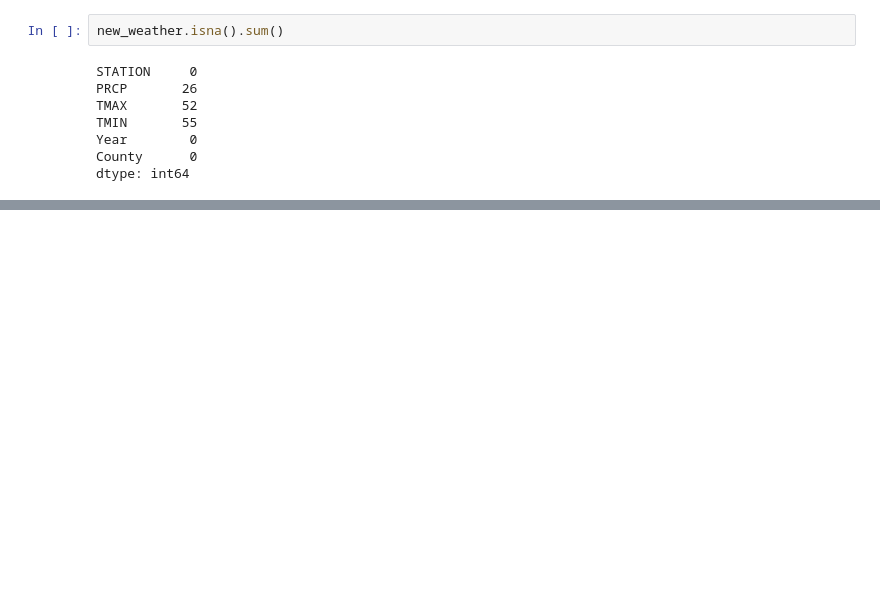
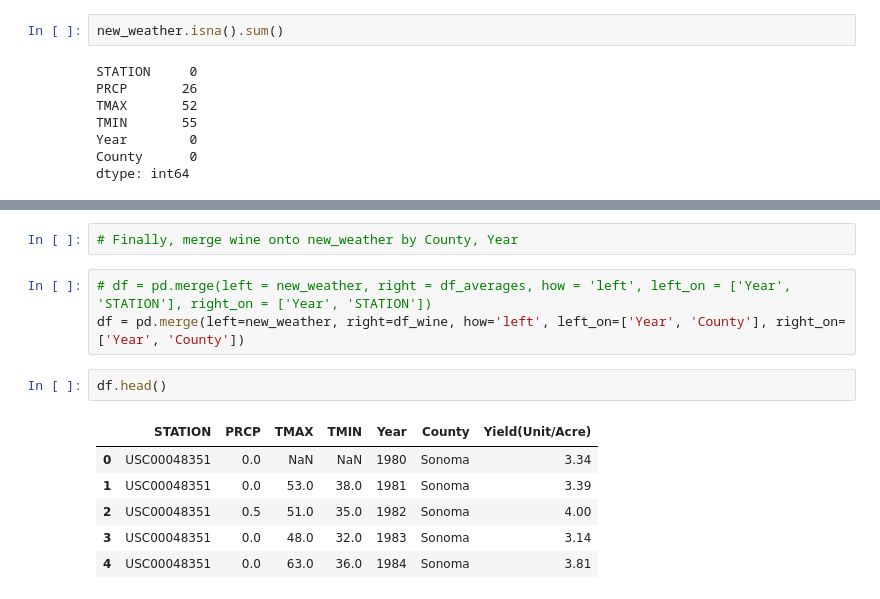
Before and after one commit to coldzonemt/Capstone_2, a Jupyter notebook: Pre-Processing_and_Training.ipynb, the cells around one changed output, grey strips where cells are left out. Drawn from its saved outputs; the diff is of its cells as text; blank space fills up the shorter version.

```diff
--- a/Pre-Processing_and_Training.ipynb
+++ b/Pre-Processing_and_Training.ipynb
@@ -277,0 +355,14 @@ dtype: int64
+# %%
+# Finally, merge wine onto new_weather by County, Year
+# %%
+# df = pd.merge(left = new_weather, right = df_averages, how = 'left', left_on = ['Year', 'STATION'], right_on = ['Year', 'STATION'])
+df = pd.merge(left=new_weather, right=df_wine, how='left', left_on=['Year', 'County'], right_on=['Year', 'County'])
+# %%
+df.head()
+# %% [output]
+|  | STATION | PRCP | TMAX | TMIN | Year | County | Yield(Unit/Acre) |
+| 0 | USC00048351 | 0.0 | NaN | NaN | 1980 | Sonoma | 3.34 |
+| 1 | USC00048351 | 0.0 | 53.0 | 38.0 | 1981 | Sonoma | 3.39 |
+| 2 | USC00048351 | 0.5 | 51.0 | 35.0 | 1982 | Sonoma | 4.00 |
+| 3 | USC00048351 | 0.0 | 48.0 | 32.0 | 1983 | Sonoma | 3.14 |
+| 4 | USC00048351 | 0.0 | 63.0 | 36.0 | 1984 | Sonoma | 3.81 |
```
Also changed, not shown: parts of 17 cells of this notebook.
